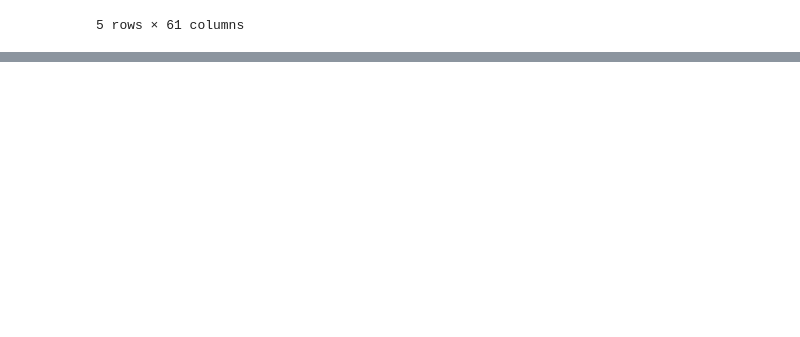
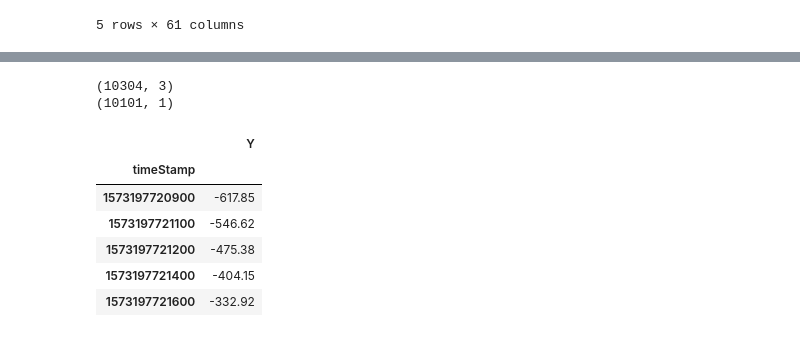
Before and after one commit to Xavubil/master_project_machine_learning, a Jupyter notebook: data_exploration/01-file_parsing - Kopie.ipynb, the cells around one changed output, grey strips where cells are left out. Saved outputs shown, nothing was run; the diff lists cells and outputs as text; code cells hidden in the pictures; blank space fills up the shorter version.

```diff
--- a/data_exploration/01-file_parsing - Kopie.ipynb
+++ b/data_exploration/01-file_parsing - Kopie.ipynb
@@ -66,0 +113,16 @@ df5 = pd.read_json("values_mdb-export.json",orient="records", lines=True)
+# %%
+print(dfYBinned.shape)
+dfYgrp = dfYBinned.groupby(by="timeStamp").mean()
+dfYgrp.rename(columns={"value":"Y"}, inplace=True)
+print(dfYgrp.shape)
+dfYgrp.head()
+# %% [output]
+(10304, 3)
+(10101, 1)
+|  | Y |
+| timeStamp |  |
+| 1573197720900 | -617.85 |
+| 1573197721100 | -546.62 |
+| 1573197721200 | -475.38 |
+| 1573197721400 | -404.15 |
+| 1573197721600 | -332.92 |
```
Also changed, not shown: parts of 9 cells of this notebook.
